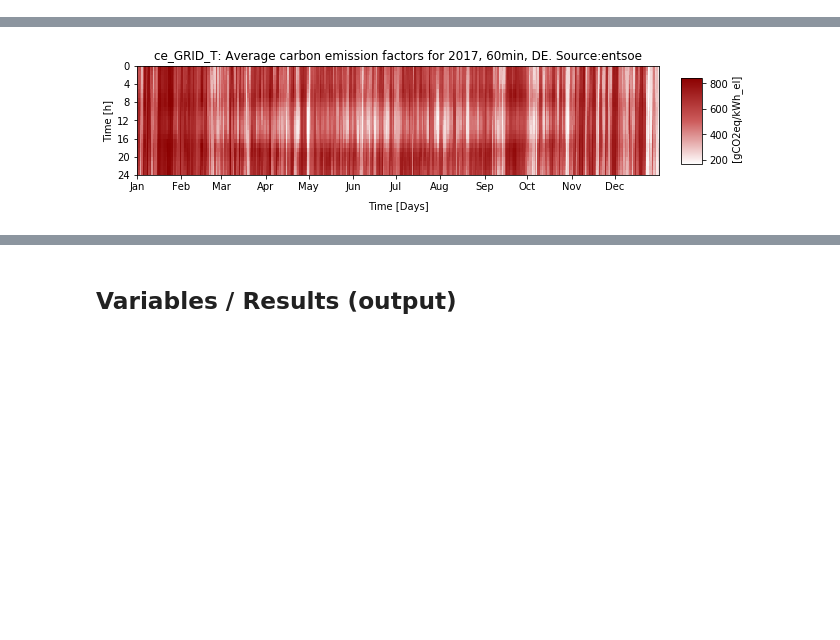
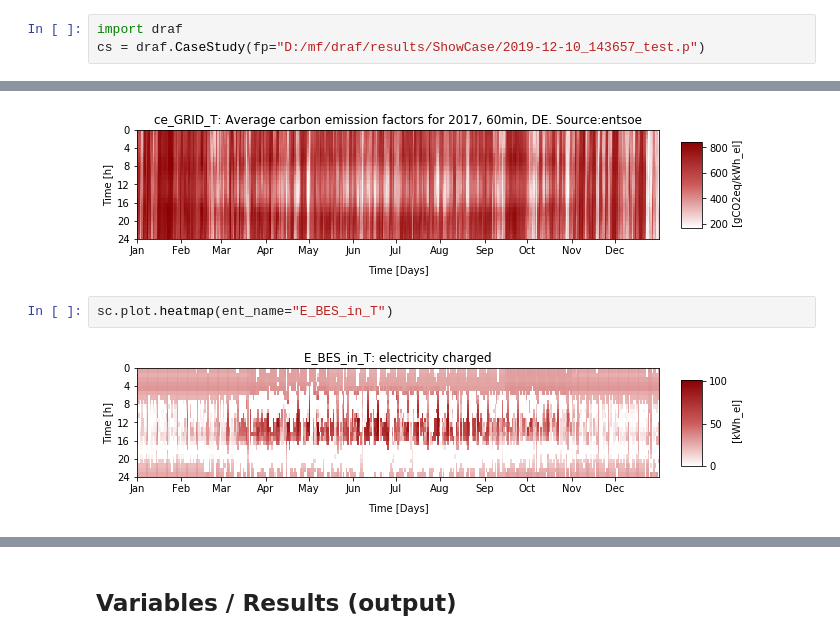
Before and after one commit to mfleschutz/draf-showcase, a Jupyter notebook: index.ipynb, the cells around one changed output, grey strips where cells are left out. Saved outputs shown, nothing was run; the diff lists cells and outputs as text; blank space fills up the shorter version.

```diff
--- a/index.ipynb
+++ b/index.ipynb
@@ -133,6 +133,9 @@ cs.plot.pareto_curves(groups=["REF", "TOU", "RTP"], label_verbosity=4)
 <div align=center><img src="pics/yannis-papanastasopoulos-kKzbyDeb62M-unsplash.jpg" width=400></div>
 
 # More plotting
+# %%
+import draf
+cs = draf.CaseStudy(fp="D:/mf/draf/results/ShowCase/2019-12-10_143657_test.p")
 # %% [markdown]
 ## Parameter (input)
 # %% [markdown]
@@ -206,3 +211,7 @@ sc.plot.heatmap(ent_name="c_GRID_RTP_T")
 sc.plot.heatmap(ent_name="ce_GRID_T")
 # %% [output]
 [figure]
+# %%
+sc.plot.heatmap(ent_name="E_BES_in_T")
+# %% [output]
+[figure, added]
```
Also changed, not shown: parts of 7 cells of this notebook, 1 other file.
